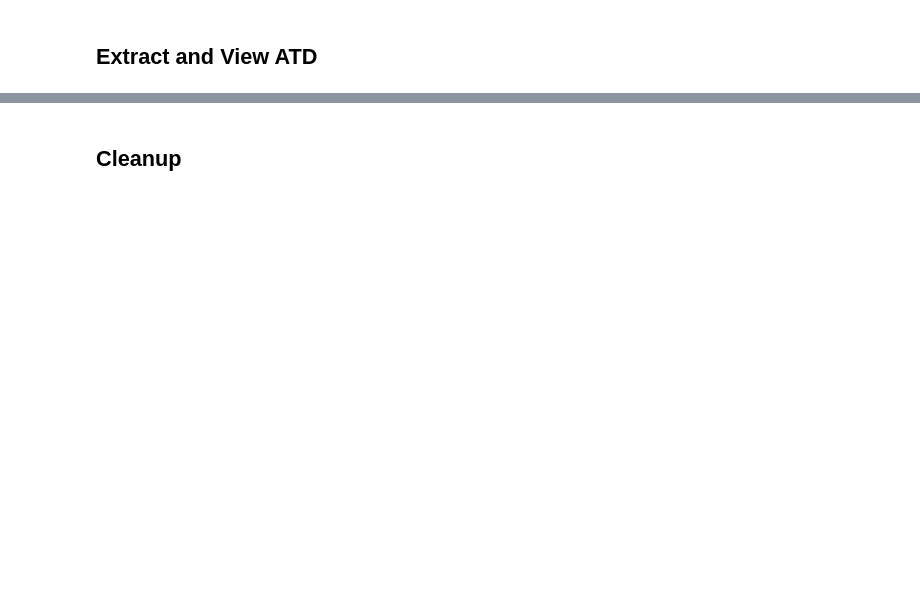
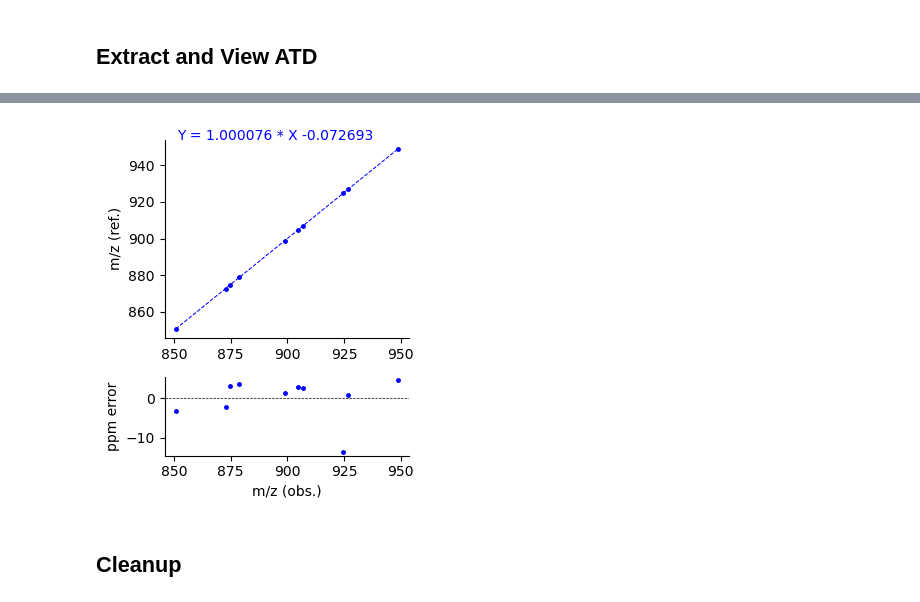
Before and after one commit to PNNL-m-q/mzapy, a Jupyter notebook: docs/source/guides/technote_demo.ipynb, the cells around one changed output, grey strips where cells are left out. Drawn from its saved outputs; the diff is of its cells as text; code cells hidden in the pictures; blank space fills up the shorter version.

```diff
--- a/docs/source/guides/technote_demo.ipynb
+++ b/docs/source/guides/technote_demo.ipynb
@@ -151,3 +263,11 @@ ATD with gaussian fit
+# %%
+# construct the calibration
+mz_cal = MassCalibration(ref_mzs, obs_mzs, 'linear')
+
+# plot calibration results
+plot_mass_calibration(mz_cal, figname='show')
+# %% [output]
+[figure, added]
 # %% [markdown]
 ## Cleanup
 # %%
```
Also changed, not shown: parts of 8 cells of this notebook, 8 other files.
